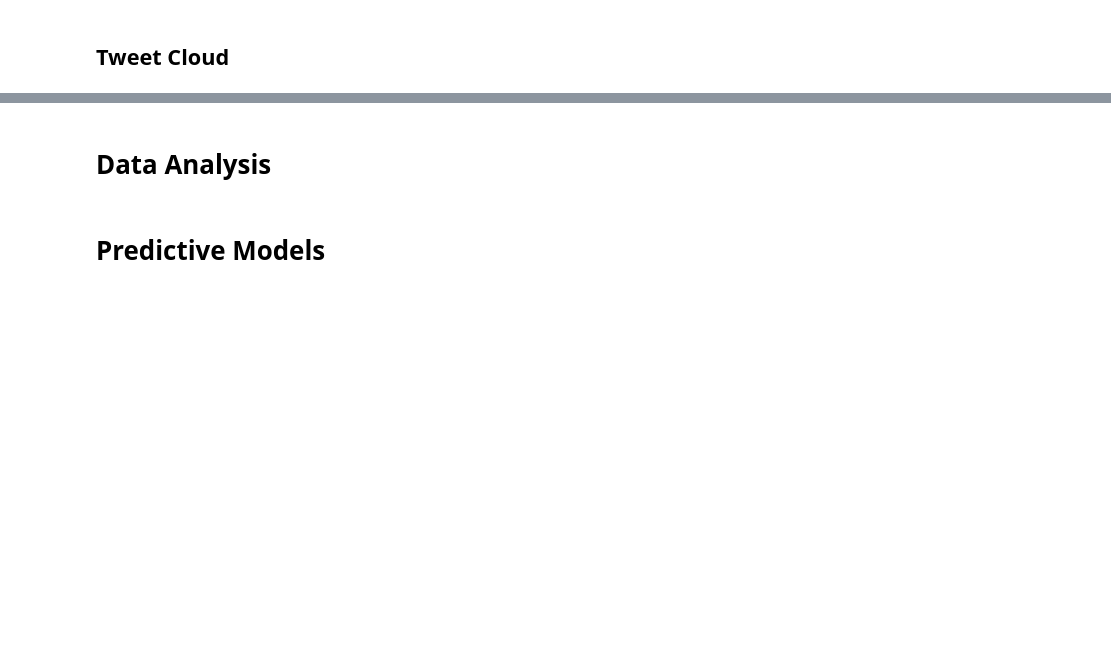
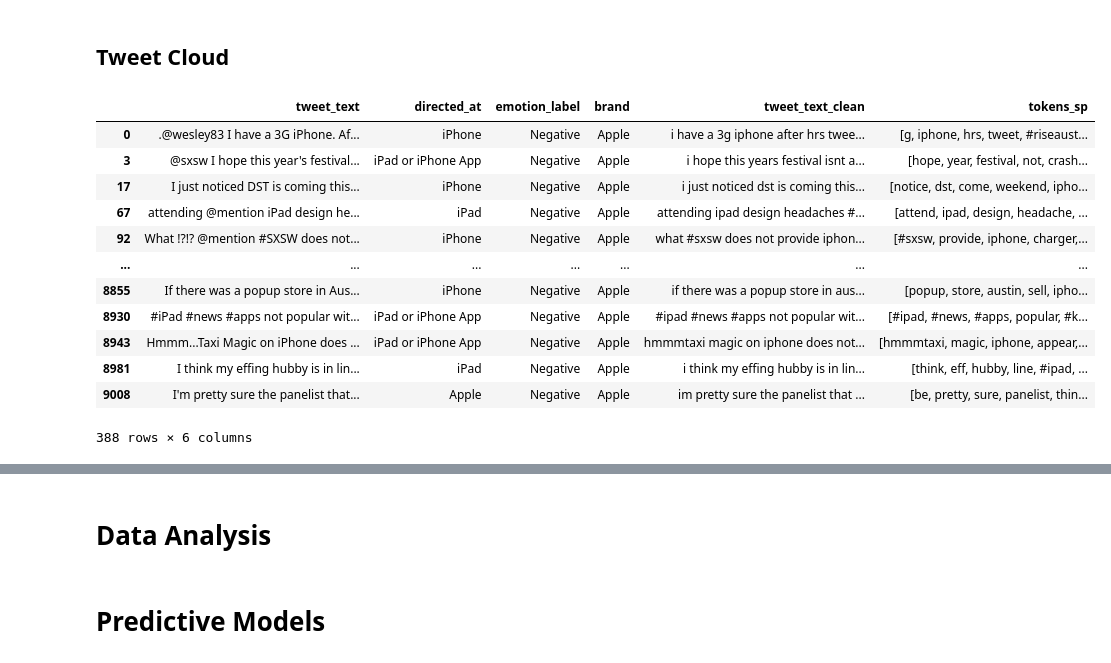
Before and after one commit to cutterback/p04-twitter-sentiment-nlp, a Jupyter notebook: Twitter-Sentiment-Analysis-NLP.ipynb, the cells around one changed output, grey strips where cells are left out. Cells and saved outputs as stored; diff of their text form; code cells hidden in the pictures; blank space fills up the shorter version.

```diff
--- a/Twitter-Sentiment-Analysis-NLP.ipynb
+++ b/Twitter-Sentiment-Analysis-NLP.ipynb
@@ -237,0 +256,16 @@ positive_tweets = " ".join(tweet for tweet in tweets[tweets.emotion_label == 'Po
+# %%
+tweets[(tweets['brand']=='Apple') & (tweets['emotion_label']=='Negative')]
+# %% [output]
+|  | tweet_text | directed_at | emotion_label | brand | tweet_text_clean | tokens_sp |
+| 0 | .@wesley83 I have a 3G iPhone. Af... | iPhone | Negative | Apple | i have a 3g iphone after hrs twee... | [g, iphone, hrs, tweet, #riseaust... |
+| 3 | @sxsw I hope this year's festival... | iPad or iPhone App | Negative | Apple | i hope this years festival isnt a... | [hope, year, festival, not, crash... |
+| 17 | I just noticed DST is coming this... | iPhone | Negative | Apple | i just noticed dst is coming this... | [notice, dst, come, weekend, ipho... |
+| 67 | attending @mention iPad design he... | iPad | Negative | Apple | attending ipad design headaches #... | [attend, ipad, design, headache, ... |
+| 92 | What !?!? @mention #SXSW does not... | iPhone | Negative | Apple | what #sxsw does not provide iphon... | [#sxsw, provide, iphone, charger,... |
+| ... | ... | ... | ... | ... | ... | ... |
+| 8855 | If there was a popup store in Aus... | iPhone | Negative | Apple | if there was a popup store in aus... | [popup, store, austin, sell, ipho... |
+| 8930 | #iPad #news #apps not popular wit... | iPad or iPhone App | Negative | Apple | #ipad #news #apps not popular wit... | [#ipad, #news, #apps, popular, #k... |
+| 8943 | Hmmm...Taxi Magic on iPhone does ... | iPad or iPhone App | Negative | Apple | hmmmtaxi magic on iphone does not... | [hmmmtaxi, magic, iphone, appear,... |
+| 8981 | I think my effing hubby is in lin... | iPad | Negative | Apple | i think my effing hubby is in lin... | [think, eff, hubby, line, #ipad, ... |
+| 9008 | I'm pretty sure the panelist that... | Apple | Negative | Apple | im pretty sure the panelist that ... | [be, pretty, sure, panelist, thin... |
+388 rows × 6 columns
```
Also changed, not shown: parts of 7 cells of this notebook.
